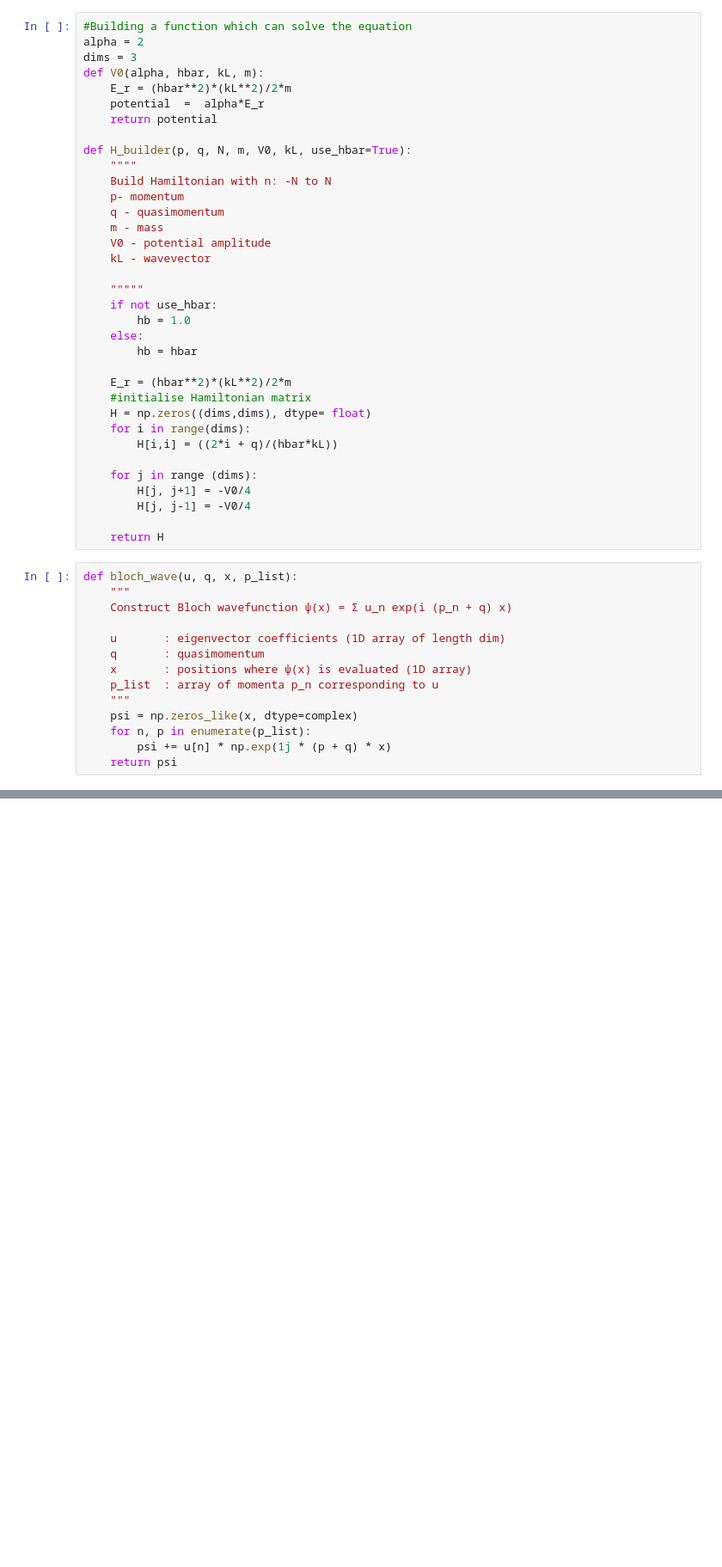
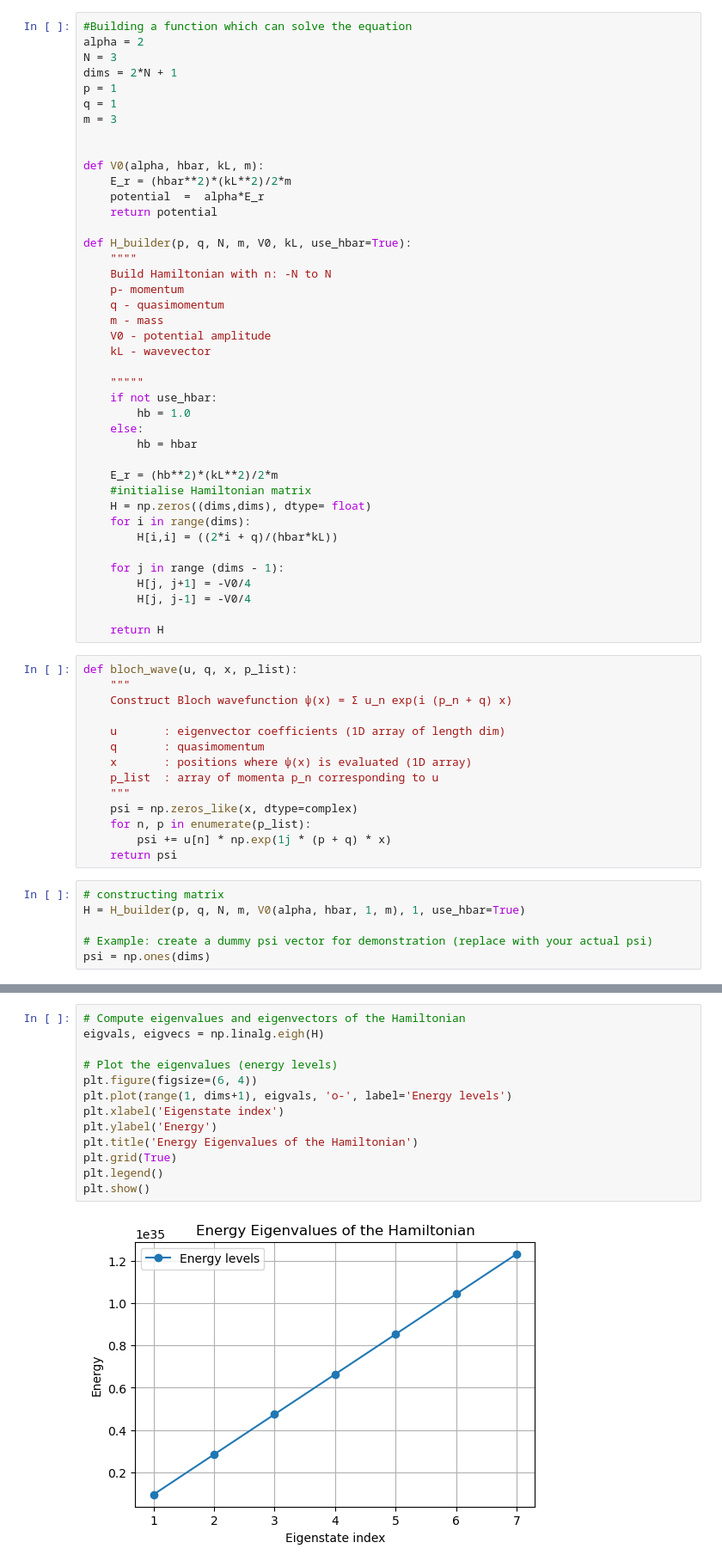
Before and after one commit to sanvikirloskar/Efficient-Simulation-of-the-Schrodinger-Equation, a Jupyter notebook: Cosine Potential.ipynb, the cells around one changed output, grey strips where cells are left out. Shown at 86% size. Saved outputs shown, nothing was run; the diff lists cells and outputs as text; blank space fills up the shorter version.

Commit message:
solved the matrix but need to make these functions of q

```diff
--- a/Cosine Potential.ipynb
+++ b/Cosine Potential.ipynb
@@ -8,7 +8,13 @@ from scipy.constants import hbar, m_e
 # %%
 #Building a function which can solve the equation
 alpha = 2
-dims = 3
+N = 3
+dims = 2*N + 1
+p = 1
+q = 1
+m = 3
+
+
 def V0(alpha, hbar, kL, m):
     E_r = (hbar**2)*(kL**2)/2*m
     potential  =  alpha*E_r
@@ -29,13 +35,13 @@ def H_builder(p, q, N, m, V0, kL, use_hbar=True):
     else:
         hb = hbar
 
-    E_r = (hbar**2)*(kL**2)/2*m
+    E_r = (hb**2)*(kL**2)/2*m
     #initialise Hamiltonian matrix
     H = np.zeros((dims,dims), dtype= float)
     for i in range(dims):
         H[i,i] = ((2*i + q)/(hbar*kL))
 
-    for j in range (dims):
+    for j in range (dims - 1):
         H[j, j+1] = -V0/4
         H[j, j-1] = -V0/4
 
@@ -55,4 +61,9 @@ def bloch_wave(u, q, x, p_list):
         psi += u[n] * np.exp(1j * (p + q) * x)
     return psi
 # %%
+# constructing matrix
+H = H_builder(p, q, N, m, V0(alpha, hbar, 1, m), 1, use_hbar=True)
+
+# Example: create a dummy psi vector for demonstration (replace with your actual psi)
+psi = np.ones(dims)
 # %% [output]
@@ -59,0 +72,15 @@ NameError: name 'eigh' is not defined
+# %%
+# Compute eigenvalues and eigenvectors of the Hamiltonian
+eigvals, eigvecs = np.linalg.eigh(H)
+
+# Plot the eigenvalues (energy levels)
+plt.figure(figsize=(6, 4))
+plt.plot(range(1, dims+1), eigvals, 'o-', label='Energy levels')
+plt.xlabel('Eigenstate index')
+plt.ylabel('Energy')
+plt.title('Energy Eigenvalues of the Hamiltonian')
+plt.grid(True)
+plt.legend()
+plt.show()
+# %% [output]
+[figure, added]
```
Also changed, not shown: parts of 2 cells of this notebook.
